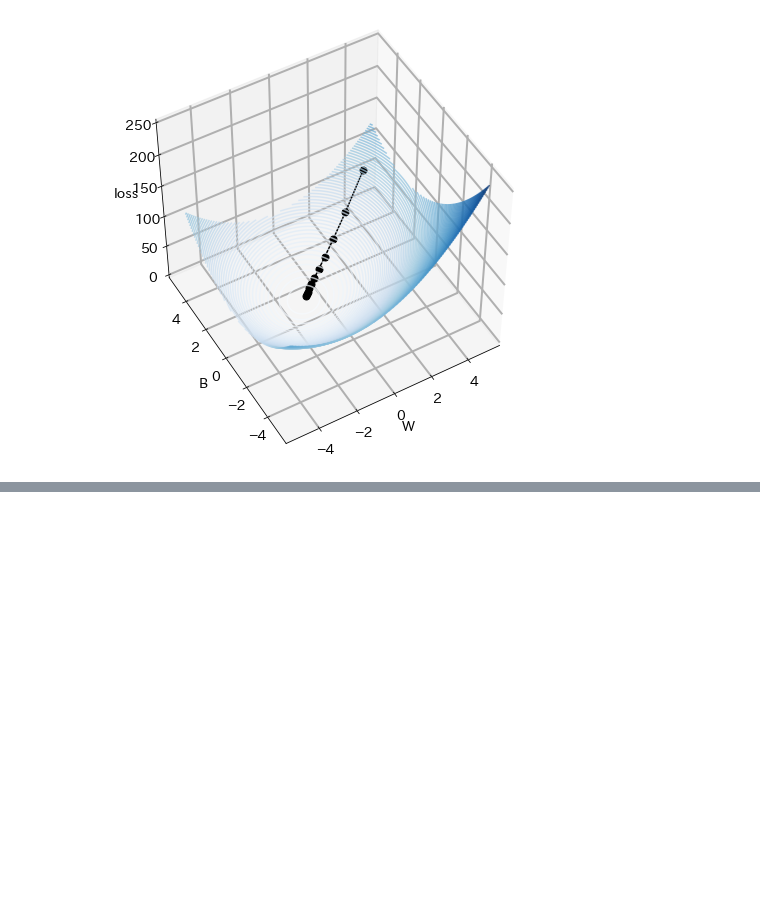
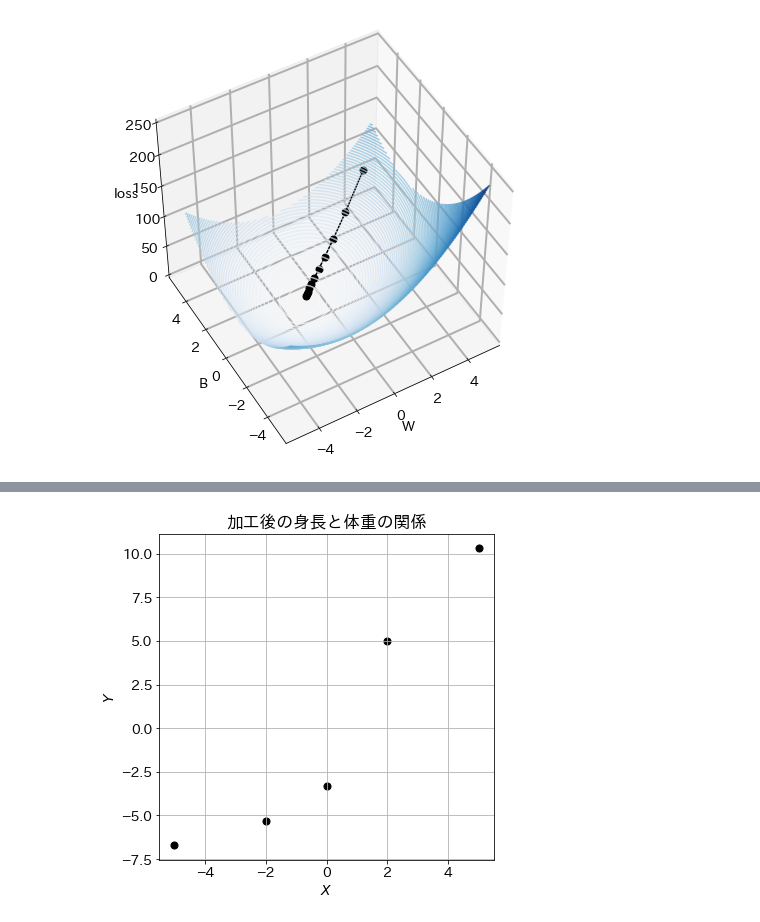
Before and after one commit to newstage75/ML_study, a Jupyter notebook: 最短Pytorch/3章初めての機械学習.ipynb, the cells around one changed output, grey strips where cells are left out. Saved outputs shown, nothing was run; the diff lists cells and outputs as text; code cells hidden in the pictures; blank space fills up the shorter version.

```diff
--- a/最短Pytorch/3章初めての機械学習.ipynb
+++ b/最短Pytorch/3章初めての機械学習.ipynb
@@ -91,0 +128,16 @@ plt.show()
+# %%
+#座標系の変換
+#機械学習モデルでは、データは0に近い値を持つことが望ましい。
+#そこで、ｘ,yともに平均値が0になるように並行移動し、新しい座標系をX,Yとする。
+X = x - x.mean()
+Y = y - y.mean()
+# %%
+#散布図表示で結果の確認
+
+plt.scatter(X, Y, c='k', s=50)
+plt.xlabel('$X$')
+plt.ylabel('$Y$')
+plt.title('加工後の身長と体重の関係')
+plt.show()
+# %% [output]
+[figure, added]
```
Also changed, not shown: parts of 4 cells of this notebook.
